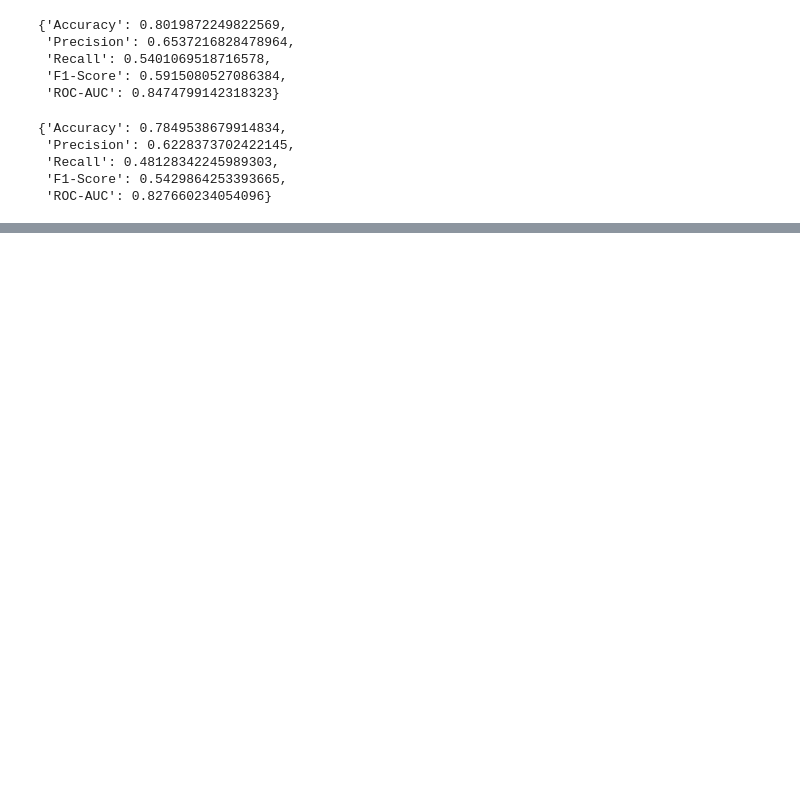
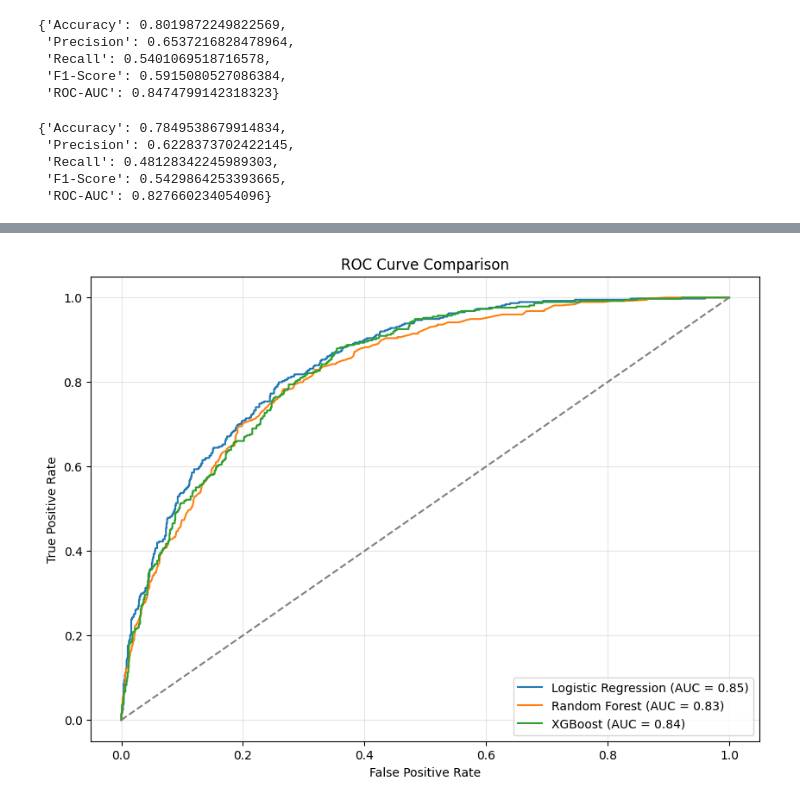
Before and after one commit to N-Dlamini/customer-churn-prediction, a Jupyter notebook: notebooks/04_modeling.ipynb, the cells around one changed output, grey strips where cells are left out. Drawn from its saved outputs; the diff is of its cells as text; code cells hidden in the pictures; blank space fills up the shorter version.

Commit message:
Updated modeling notebook

```diff
--- a/notebooks/04_modeling.ipynb
+++ b/notebooks/04_modeling.ipynb
@@ -157,0 +145,35 @@ NameError: name 'pd' is not defined
+# %%
+import matplotlib.pyplot as plt
+from sklearn.metrics import roc_curve, roc_auc_score
+
+# Define the models dictionary using the trained models from previous cells
+models = {
+    'Logistic Regression': log_reg,
+    'Random Forest': rf,
+    'XGBoost': xgb
+}
+
+plt.figure(figsize=(10,7))
+
+for name, model in models.items():
+    #Get probabilities
+    y_pred_proba = model.predict_proba(X_test)[:,1]
+
+    #Calculate ROC curve
+    fpr, tpr, _ = roc_curve(y_test, y_pred_proba)
+    auc = roc_auc_score(y_test, y_pred_proba)
+
+    #plot ROC curve
+    plt.plot(fpr, tpr, label=f'{name} (AUC = {auc:.2f})')
+
+#plot diagonal line
+plt.plot([0,1],[0,1],'k--',color='gray')
+
+plt.title('ROC Curve Comparison')
+plt.xlabel('False Positive Rate')
+plt.ylabel('True Positive Rate')
+plt.legend(loc='lower right')
+plt.grid(alpha=0.3)
+plt.show()
+# %% [output]
+[figure, added]
```
Also changed, not shown: parts of 14 cells of this notebook, 2 other files.
